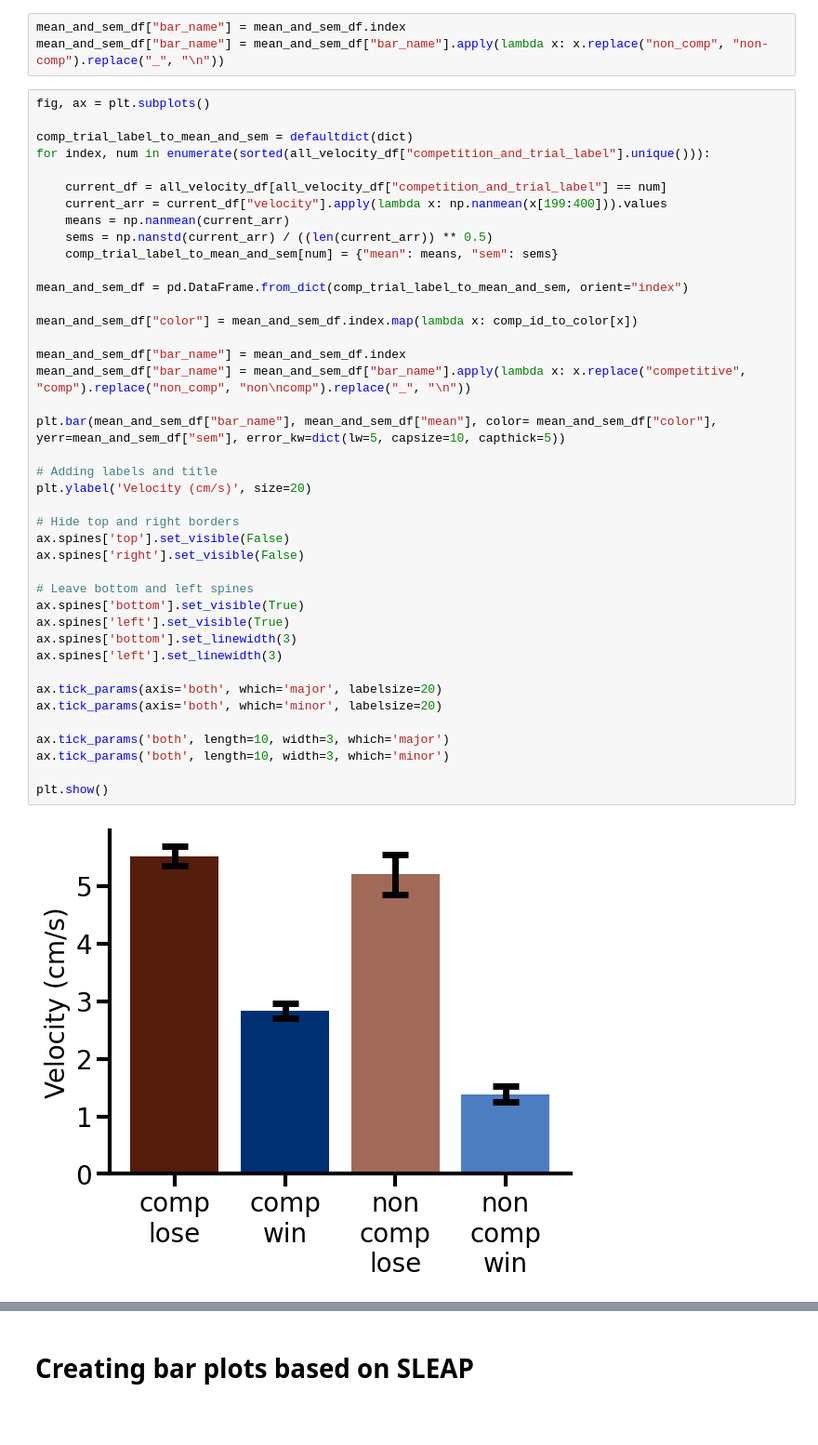
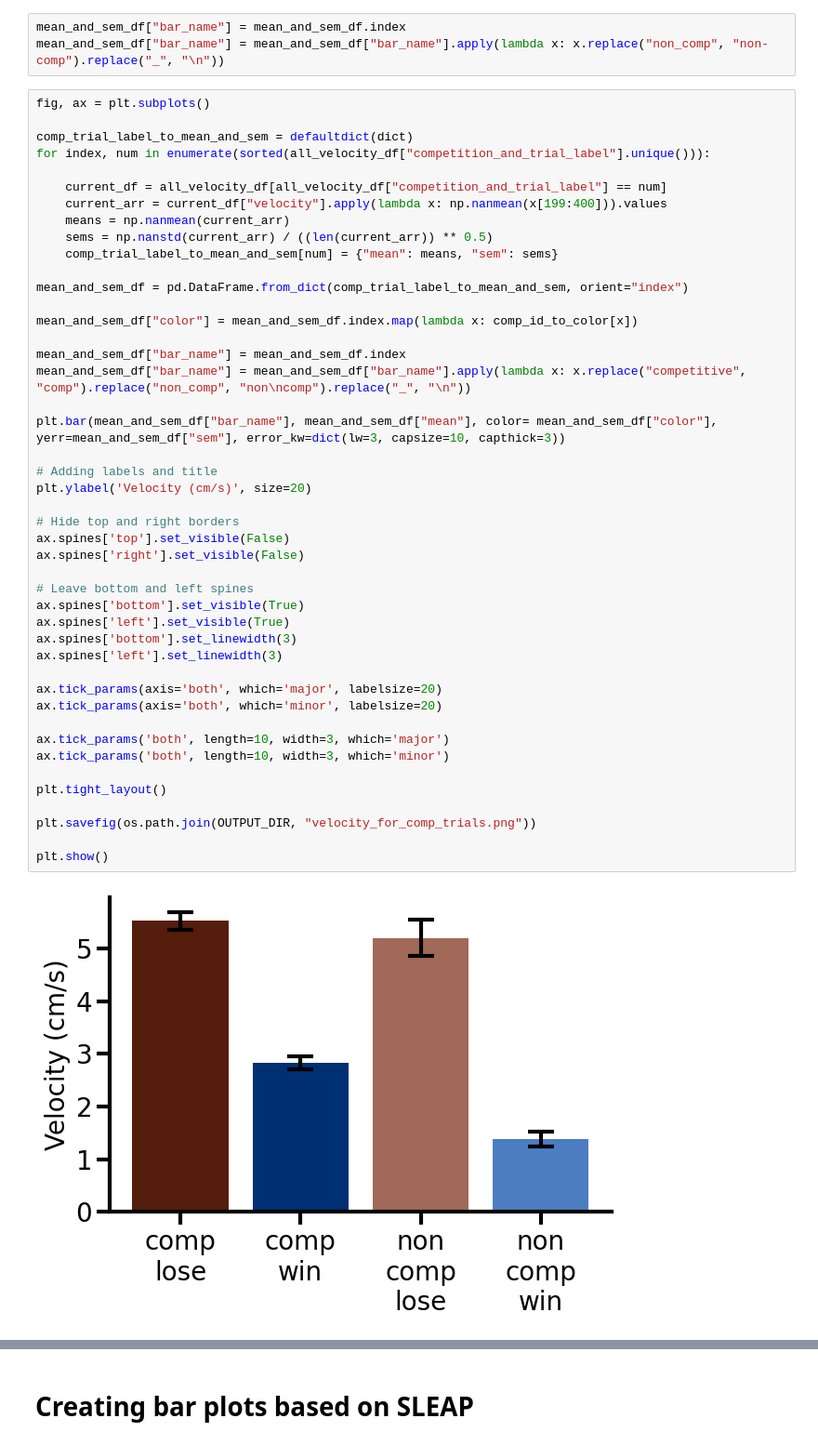
Before and after one commit to padillacoreanolab/reward_comp_ext, a Jupyter notebook: results/2024_09_02_behavioral_reward_comp/01_competitive_trials_analysis.ipynb, the cells around one changed output, grey strips where cells are left out. Shown at 93% size. Drawn from its saved outputs; the diff is of its cells as text; blank space fills up the shorter version.

```diff
--- a/results/2024_09_02_behavioral_reward_comp/01_competitive_trials_analysis.ipynb
+++ b/results/2024_09_02_behavioral_reward_comp/01_competitive_trials_analysis.ipynb
@@ -853,35 +853,39 @@ for index, num in enumerate(sorted(all_velocity_df["competition_and_trial_label"
 
 mean_and_sem_df = pd.DataFrame.from_dict(comp_trial_label_to_mean_and_sem, orient="index")
 
 mean_and_sem_df["color"] = mean_and_sem_df.index.map(lambda x: comp_id_to_color[x])
 
 mean_and_sem_df["bar_name"] = mean_and_sem_df.index
 mean_and_sem_df["bar_name"] = mean_and_sem_df["bar_name"].apply(lambda x: x.replace("competitive", "comp").replace("non_comp", "non\ncomp").replace("_", "\n"))
 
-plt.bar(mean_and_sem_df["bar_name"], mean_and_sem_df["mean"], color= mean_and_sem_df["color"], yerr=mean_and_sem_df["sem"], error_kw=dict(lw=5, capsize=10, capthick=5))
+plt.bar(mean_and_sem_df["bar_name"], mean_and_sem_df["mean"], color= mean_and_sem_df["color"], yerr=mean_and_sem_df["sem"], error_kw=dict(lw=3, capsize=10, capthick=3))
 
 # Adding labels and title
 plt.ylabel('Velocity (cm/s)', size=20)
 
 # Hide top and right borders
 ax.spines['top'].set_visible(False)
 ax.spines['right'].set_visible(False)
 
 # Leave bottom and left spines
 ax.spines['bottom'].set_visible(True)
 ax.spines['left'].set_visible(True)
 ax.spines['bottom'].set_linewidth(3)
 ax.spines['left'].set_linewidth(3)
 
 ax.tick_params(axis='both', which='major', labelsize=20)
 ax.tick_params(axis='both', which='minor', labelsize=20)
 
 ax.tick_params('both', length=10, width=3, which='major')
 ax.tick_params('both', length=10, width=3, which='minor')
 
+plt.tight_layout()
+
+plt.savefig(os.path.join(OUTPUT_DIR, "velocity_for_comp_trials.png"))
+
 plt.show()
 # %% [output]
-[figure, old version]
+[figure, new version]
 # %%
 fig, ax = plt.subplots()
 
```
Also changed, not shown: parts of 5 cells of this notebook.
